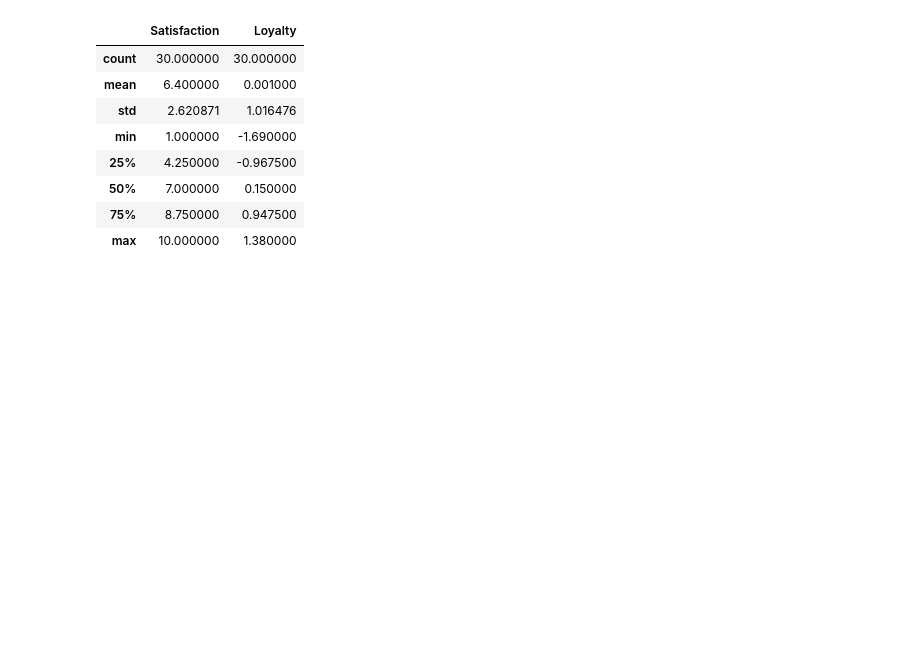
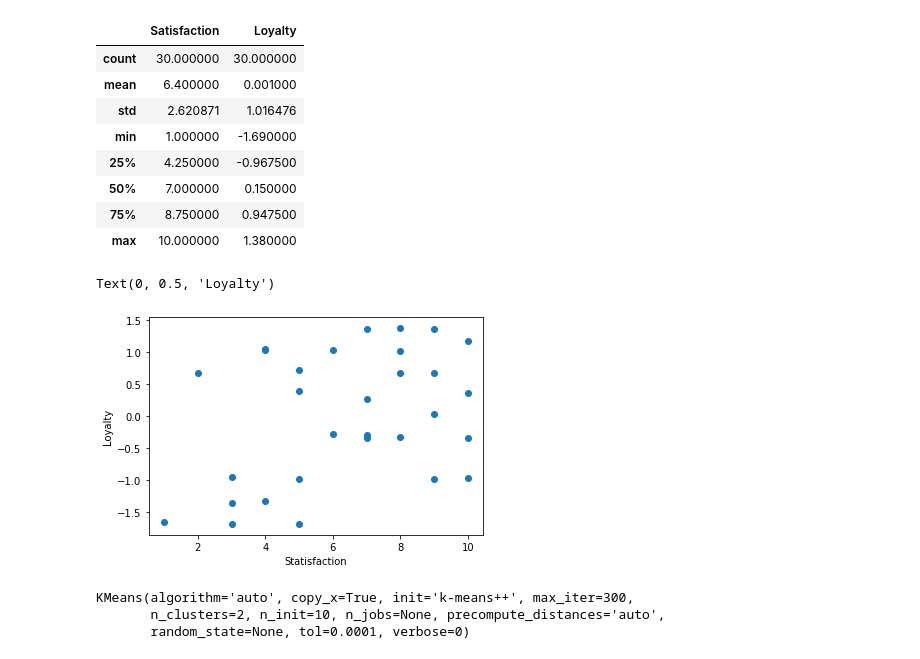
Before and after one commit to lucky21112/CLUSTERING, a Jupyter notebook: MarketSegmentation.ipynb, the cells around one changed output. Drawn from its saved outputs; the diff is of its cells as text; code cells hidden in the pictures; blank space fills up the shorter version.

Commit message:
Clustering done

```diff
--- a/MarketSegmentation.ipynb
+++ b/MarketSegmentation.ipynb
@@ -30,3 +31,10 @@ df.describe()
 # %%
 # From this we can see the statifaction range from 1 to 10
 # While Loyalty range from -1.69 to 1.38
+# %%
+plt.scatter(df['Satisfaction'],df['Loyalty'])
+plt.xlabel("Statisfaction")
+plt.ylabel("Loyalty")
+# %% [output]
+Text(0, 0.5, 'Loyalty')
+[figure, added]
@@ -32,0 +44,8 @@ df.describe()
+# %%
+x=df.copy()
+kmeans=KMeans(2)
+kmeans.fit(x)
+# %% [output]
+KMeans(algorithm='auto', copy_x=True, init='k-means++', max_iter=300,
+       n_clusters=2, n_init=10, n_jobs=None, precompute_distances='auto',
+       random_state=None, tol=0.0001, verbose=0)
```
Also changed, not shown: parts of 15 cells of this notebook.
